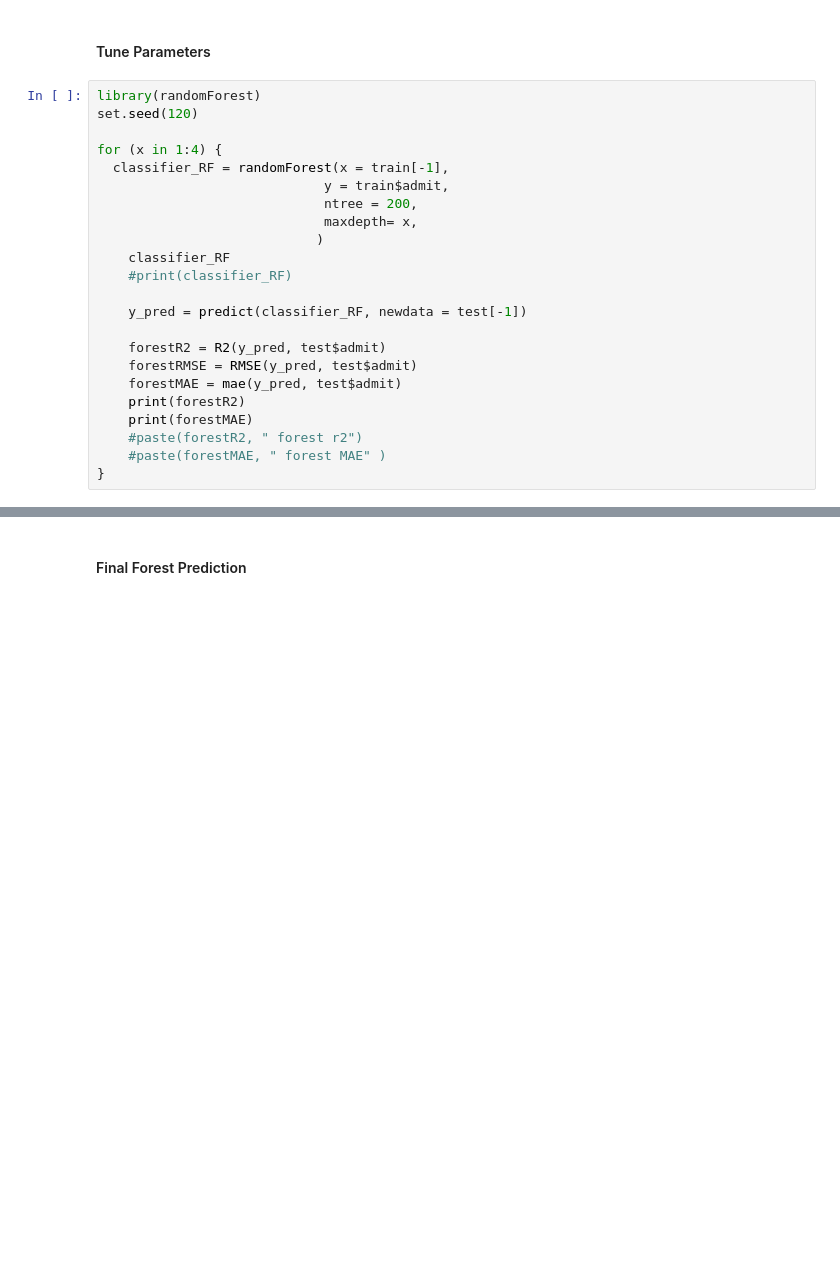
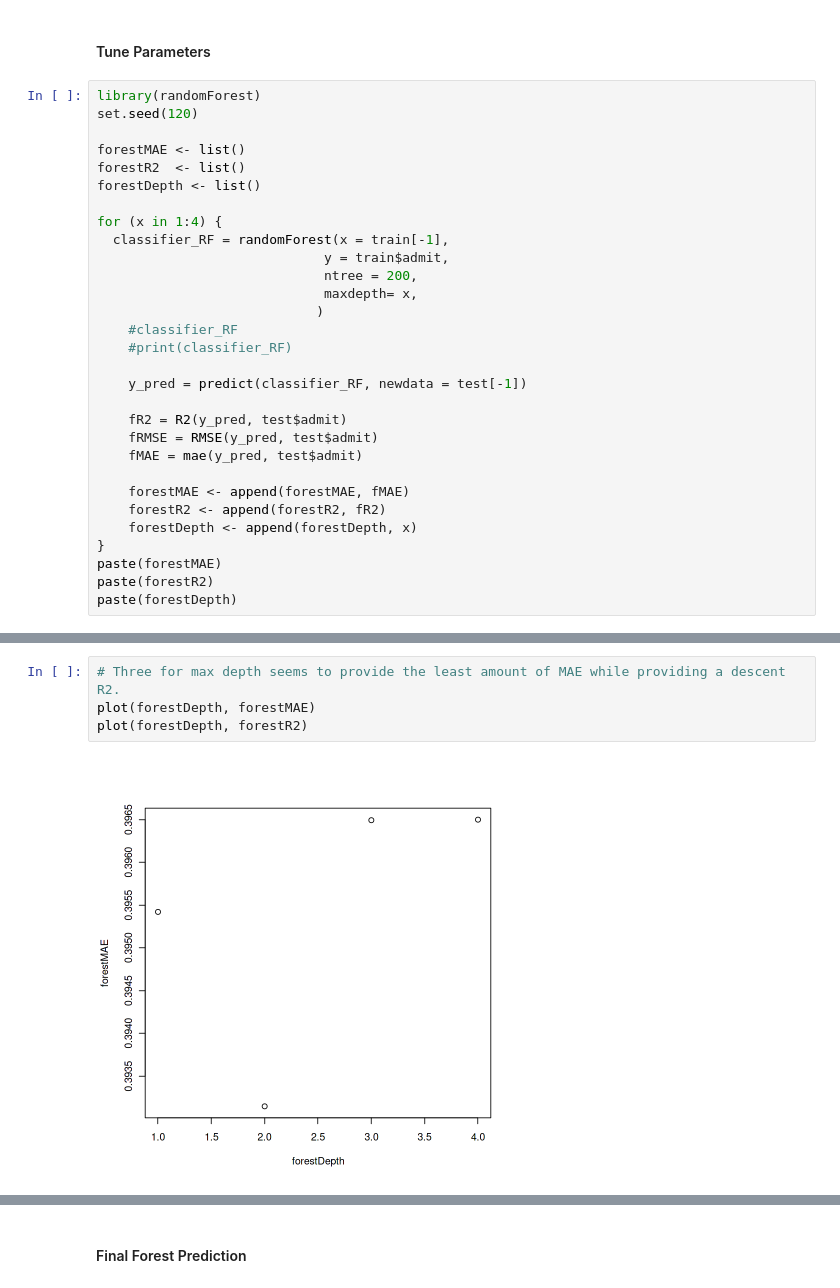
Before and after one commit to ScottySchmidt/AdvancedAnalytics, a Jupyter notebook: Admissions.ipynb, the cells around one changed output, grey strips where cells are left out. Drawn from its saved outputs; the diff is of its cells as text; blank space fills up the shorter version.

Commit message:
Kaggle Notebook | AdmitR | Version 16

```diff
--- a/Admissions.ipynb
+++ b/Admissions.ipynb
@@ -296,6 +294,10 @@ Since there is a low amount of datapoints, random forest is a perfect predictive
 # %%
 library(randomForest)
 set.seed(120)
+
+forestMAE <- list()
+forestR2  <- list()
+forestDepth <- list()
 
 for (x in 1:4) {
   classifier_RF = randomForest(x = train[-1],
@@ -303,19 +305,22 @@ for (x in 1:4) {
                              ntree = 200,
                              maxdepth= x,
                             )
-    classifier_RF
+    #classifier_RF
     #print(classifier_RF)
 
     y_pred = predict(classifier_RF, newdata = test[-1])
 
-    forestR2 = R2(y_pred, test$admit)
-    forestRMSE = RMSE(y_pred, test$admit)
-    forestMAE = mae(y_pred, test$admit)
-    print(forestR2)
-    print(forestMAE)
-    #paste(forestR2, " forest r2")
-    #paste(forestMAE, " forest MAE" )
+    fR2 = R2(y_pred, test$admit)
+    fRMSE = RMSE(y_pred, test$admit)
+    fMAE = mae(y_pred, test$admit)
+
+    forestMAE <- append(forestMAE, fMAE)
+    forestR2 <- append(forestR2, fR2)
+    forestDepth <- append(forestDepth, x)
 }
+paste(forestMAE)
+paste(forestR2)
+paste(forestDepth)
 # %% [output]
 randomForest 4.6-14
 
@@ -338,0 +341,6 @@ The following object is masked from ‘package:ggplot2’:
+# %%
+# Three for max depth seems to provide the least amount of MAE while providing a descent R2.
+plot(forestDepth, forestMAE)
+plot(forestDepth, forestR2)
+# %% [output]
+[figure, added]
```
Also changed, not shown: parts of 11 cells of this notebook.
